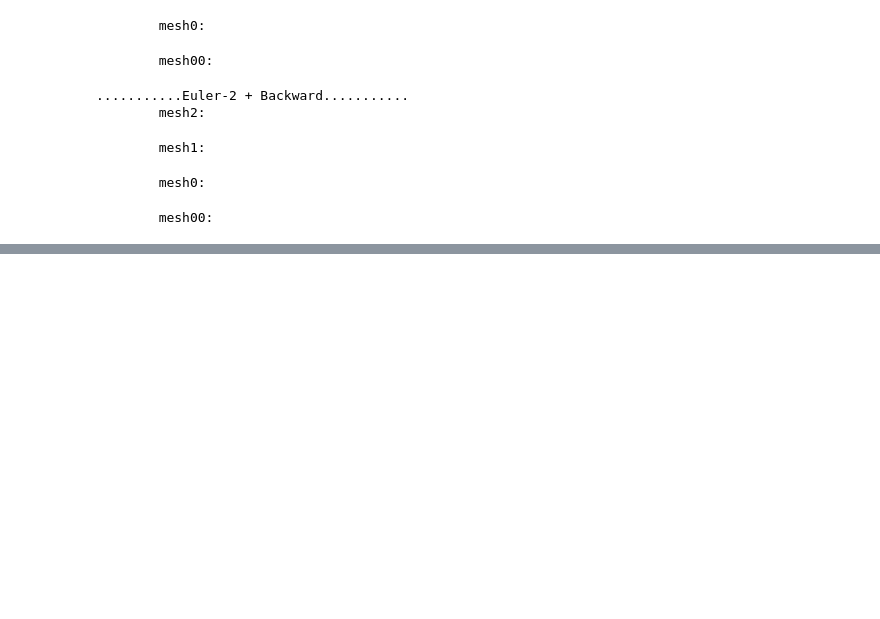
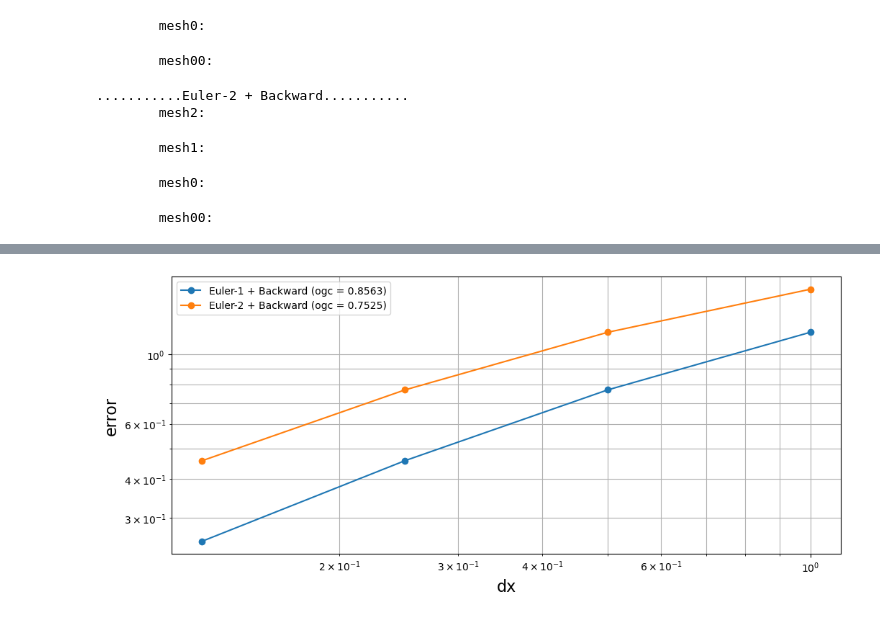
Before and after one commit to ruslan-shtin/computational_aerodynamics_on_Python, a Jupyter notebook: OneDimensionalProblems/Finite_difference_method/main_runner.ipynb, the cells around one changed output, grey strips where cells are left out. Cells and saved outputs as stored; diff of their text form; code cells hidden in the pictures; blank space fills up the shorter version.

```diff
--- a/OneDimensionalProblems/Finite_difference_method/main_runner.ipynb
+++ b/OneDimensionalProblems/Finite_difference_method/main_runner.ipynb
@@ -192,3 +186,33 @@ for time_step_method in time_step_methods_list:
 
             errors_kw[(time_step_method, space_deriv_approx_method)][0, i] = mesh.dx
             errors_kw[(time_step_method, space_deriv_approx_method)][1, i] = error
+# %%
+# вычисление порядков сходимости
+orders_grid_conv = {}
+for time_step_method in time_step_methods_list:
+    for space_deriv_approx_method in space_deriv_approx_methods_list:
+        err1, err0 = errors_kw[(time_step_method, space_deriv_approx_method)][1, -2:]
+        order_grid_conv = utils.grid_conv_by_true(err1, err0)
+        orders_grid_conv[(time_step_method, space_deriv_approx_method)] = order_grid_conv
+# %%
+fig, ax = plt.subplots(ncols=1, nrows=1, figsize=(12, 5))
+
+for time_step_method in time_step_methods_list:
+    for space_deriv_approx_method in space_deriv_approx_methods_list:
+        dx_list = errors_kw[(time_step_method, space_deriv_approx_method)][0, :]
+        err_list = errors_kw[(time_step_method, space_deriv_approx_method)][1, :]
+        order_grid_conv = orders_grid_conv[(time_step_method, space_deriv_approx_method)]
+
+        ax.plot(dx_list, err_list, '-o', label=f"{time_step_method} + {space_deriv_approx_method} (ogc = {round(order_grid_conv, 4)})")
+
+
+
+ax.set_xlabel("dx", size=16)
+ax.set_ylabel("error", size=16)
+ax.set_xscale('log')
+ax.set_yscale('log')
+ax.grid(which="Both")
+ax.legend()
+plt.show()
+# %% [output]
+[figure, added]
```
Also changed, not shown: parts of 4 cells of this notebook, 2 other files.
